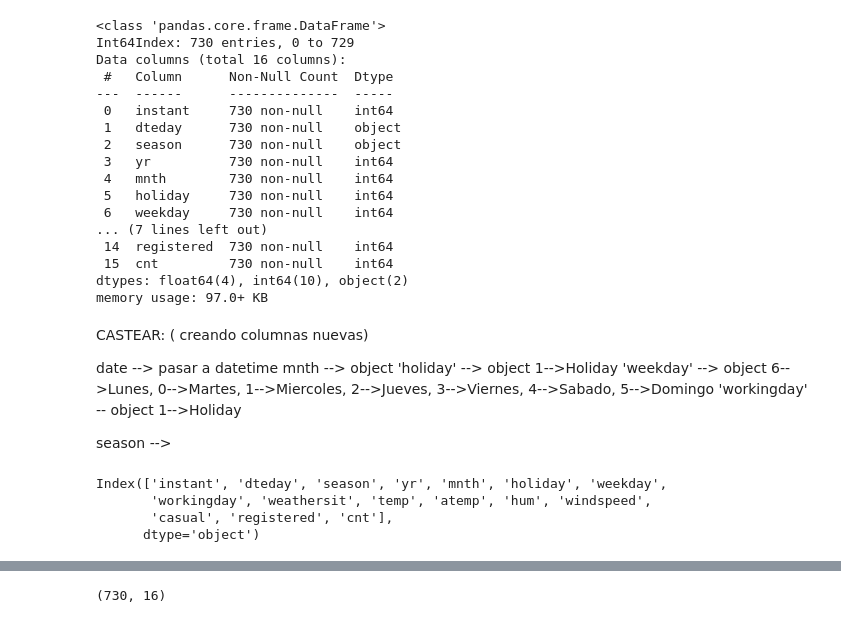
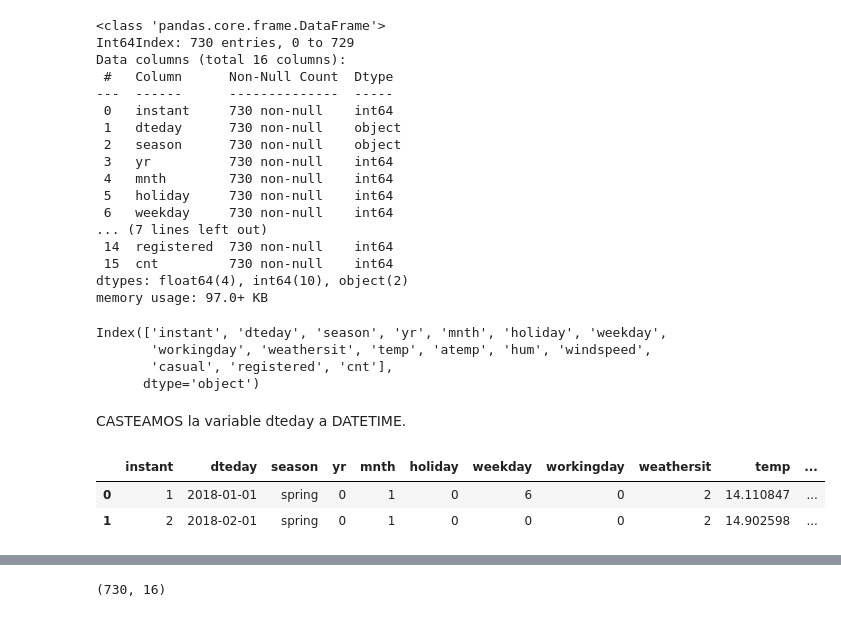
Before and after one commit to Adalab/Adalab-project-da-promo-B-module-3-team-2, a Jupyter notebook: Limpieza.ipynb, the cells around one changed output, grey strips where cells are left out. Drawn from its saved outputs; the diff is of its cells as text; code cells hidden in the pictures.

```diff
--- a/Limpieza.ipynb
+++ b/Limpieza.ipynb
@@ -71,17 +91,6 @@ Data columns (total 16 columns):
  15  cnt         730 non-null    int64
 dtypes: float64(4), int64(10), object(2)
 memory usage: 97.0+ KB
-# %% [markdown]
-CASTEAR: ( creando columnas nuevas)
-
- date --> pasar a datetime
- mnth --> object
-'holiday' --> object  1-->Holiday
-'weekday' --> object  6-->Lunes, 0-->Martes, 1-->Miercoles, 2-->Jueves, 3-->Viernes, 4-->Sabado, 5-->Domingo
-'workingday' -- object  1-->Holiday
-
-
-season -->
 # %%
 df.columns
 # %% [output]
@@ -89,3 +98,5 @@ Index(['instant', 'dteday', 'season', 'yr', 'mnth', 'holiday', 'weekday',
        'workingday', 'weathersit', 'temp', 'atemp', 'hum', 'windspeed',
        'casual', 'registered', 'cnt'],
       dtype='object')
+# %% [markdown]
+CASTEAMOS la variable dteday a DATETIME.
@@ -91,0 +105,6 @@ Index(['instant', 'dteday', 'season', 'yr', 'mnth', 'holiday', 'weekday',
+# %%
+df.head(2)
+# %% [output]
+|  | instant | dteday | season | yr | mnth | holiday | weekday | workingday | weathersit | temp | ... |
+| 0 | 1 | 2018-01-01 | spring | 0 | 1 | 0 | 6 | 0 | 2 | 14.110847 | ... |
+| 1 | 2 | 2018-02-01 | spring | 0 | 1 | 0 | 0 | 0 | 2 | 14.902598 | ... |
```
Also changed, not shown: parts of 13 cells of this notebook, 2 other files.
